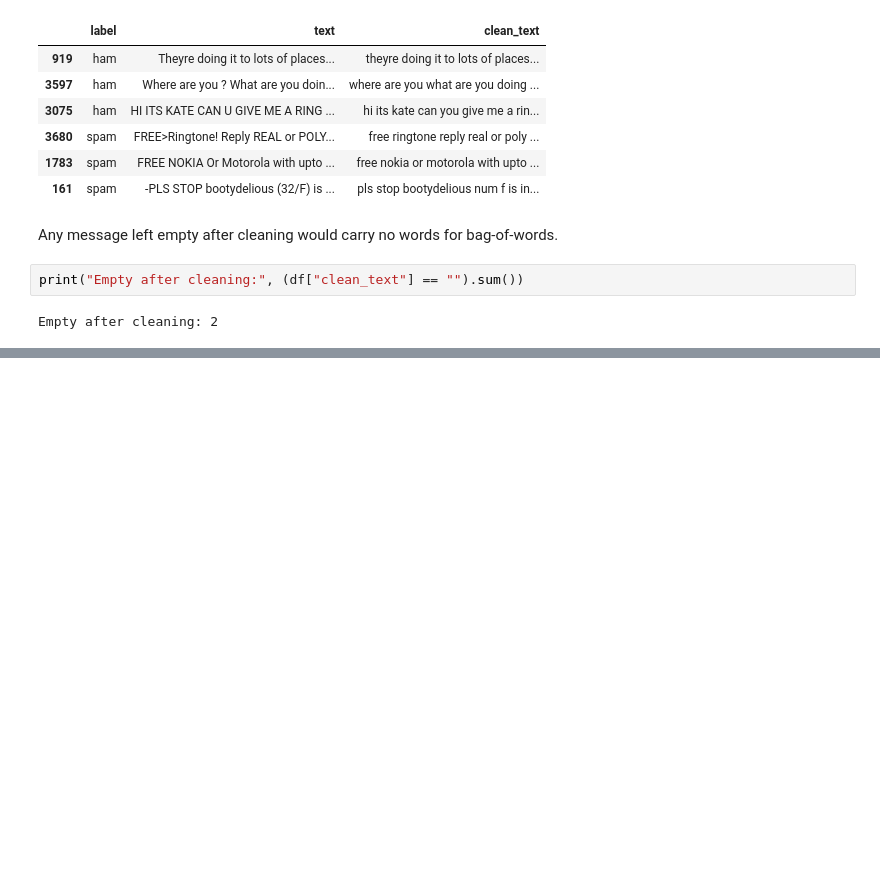
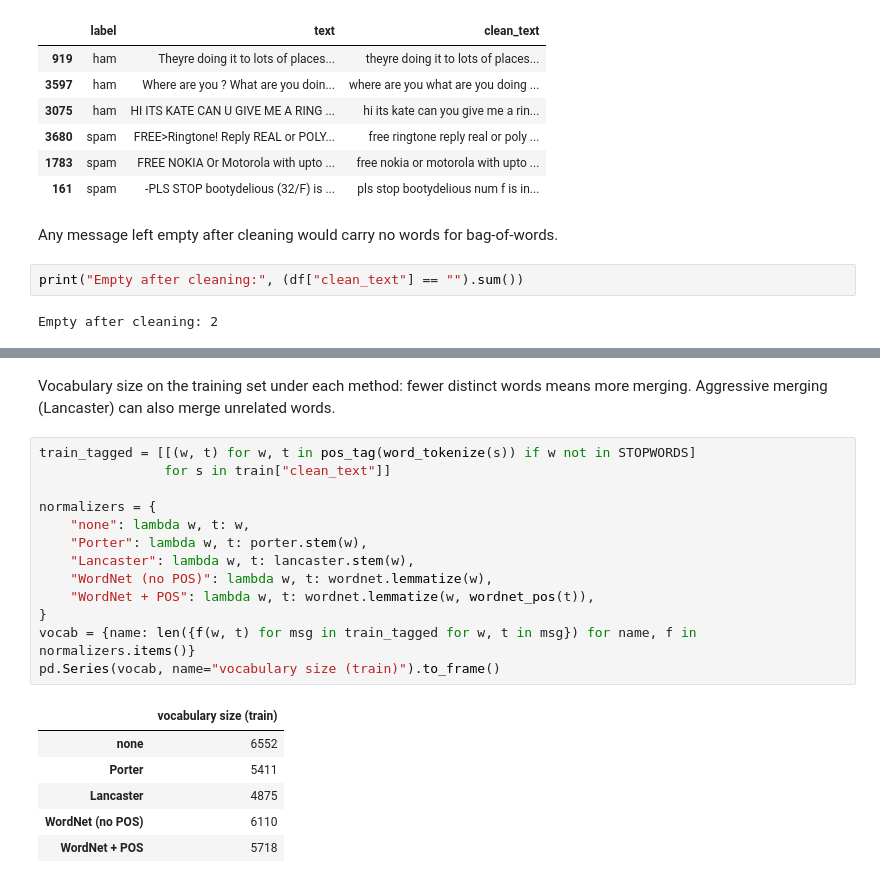
Before and after one commit to imadmurr/sms-spam-detector, a Jupyter notebook: sms_spam_detector.ipynb, the cells around one changed output, grey strips where cells are left out. Drawn from its saved outputs; the diff is of its cells as text; blank space fills up the shorter version.

```diff
--- a/sms_spam_detector.ipynb
+++ b/sms_spam_detector.ipynb
@@ -249,0 +302,22 @@ Empty after cleaning: 2
+# %% [markdown]
+Vocabulary size on the training set under each method: fewer distinct words means more merging. Aggressive merging (Lancaster) can also merge unrelated words.
+# %%
+train_tagged = [[(w, t) for w, t in pos_tag(word_tokenize(s)) if w not in STOPWORDS]
+                for s in train["clean_text"]]
+
+normalizers = {
+    "none": lambda w, t: w,
+    "Porter": lambda w, t: porter.stem(w),
+    "Lancaster": lambda w, t: lancaster.stem(w),
+    "WordNet (no POS)": lambda w, t: wordnet.lemmatize(w),
+    "WordNet + POS": lambda w, t: wordnet.lemmatize(w, wordnet_pos(t)),
+}
+vocab = {name: len({f(w, t) for msg in train_tagged for w, t in msg}) for name, f in normalizers.items()}
+pd.Series(vocab, name="vocabulary size (train)").to_frame()
+# %% [output]
+|  | vocabulary size (train) |
+| none | 6552 |
+| Porter | 5411 |
+| Lancaster | 4875 |
+| WordNet (no POS) | 6110 |
+| WordNet + POS | 5718 |
```
Also changed, not shown: parts of 10 cells of this notebook, 2 other files.
